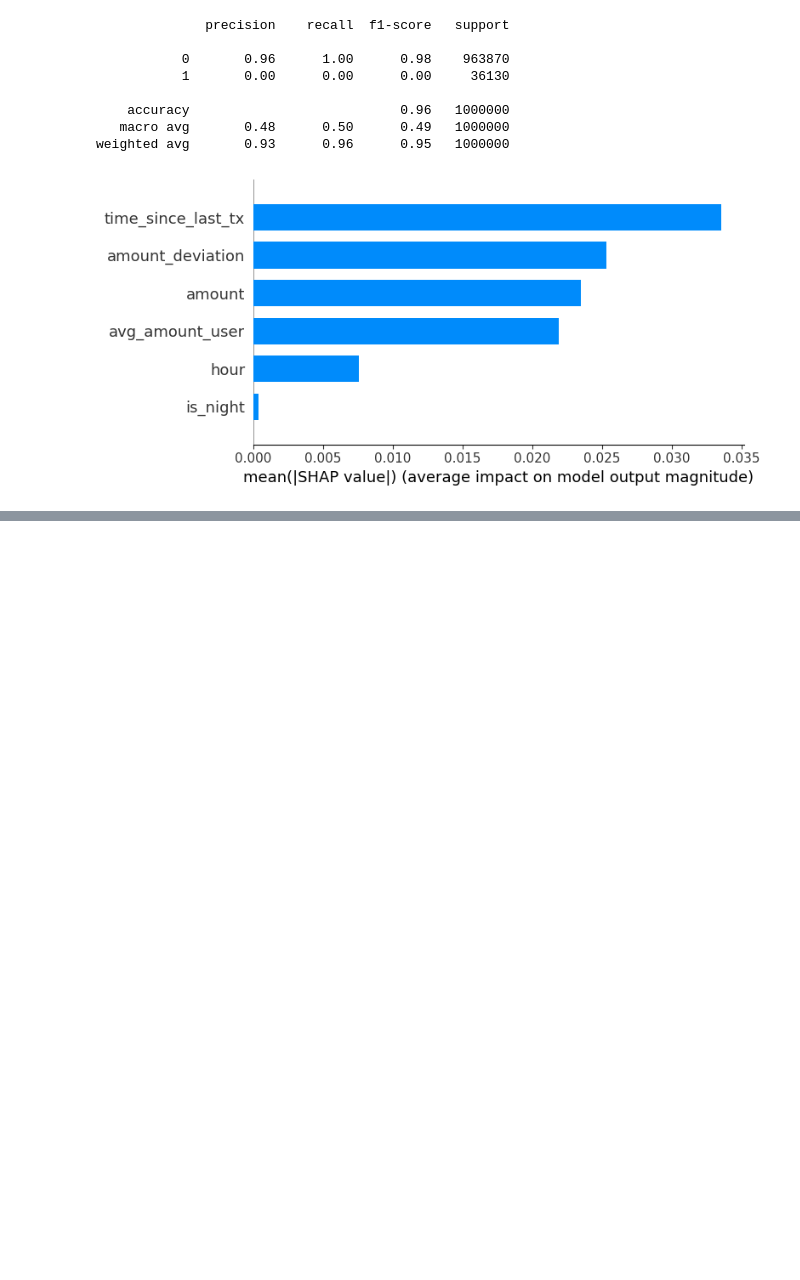
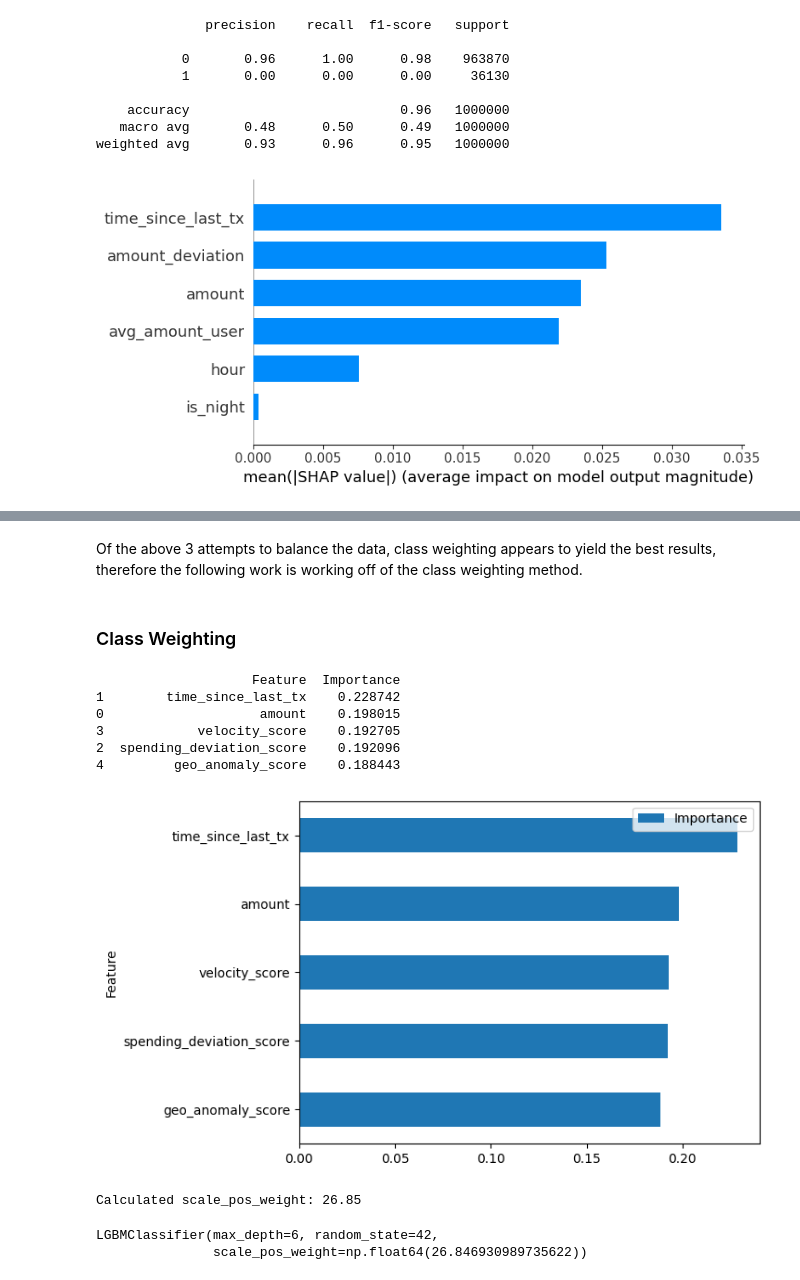
Before and after one commit to Big-Data-Fraud-Detection/Fraud-Detection, a Jupyter notebook: Project_4_Enterprise_Fraud_Detection_Platform.ipynb, the cells around one changed output, grey strips where cells are left out. Drawn from its saved outputs; the diff is of its cells as text; code cells hidden in the pictures; blank space fills up the shorter version.

Commit message:
Add models
Testing different models withautomatically weighted classifiers

```diff
--- a/Project_4_Enterprise_Fraud_Detection_Platform.ipynb
+++ b/Project_4_Enterprise_Fraud_Detection_Platform.ipynb
@@ -476,0 +493,21 @@ shap.summary_plot(shap_values, X_test_C, plot_type="bar")
+# %%
+# Calculate weight = total_samples / (n_classes * class_count)
+# scale_pos_weight = non_fraud_count / fraud_count  # ~27
+
+model_weighted = XGBClassifier(
+    scale_pos_weight=imbalance_ratio,  # KEY PARAMETER
+    eval_metric='logloss',
+    use_label_encoder=False,
+    random_state=42,
+    n_estimators=100,
+    max_depth=6,
+    learning_rate=0.1
+)
+
+model_weighted.fit(X_train_full, y_train_full)
+y_pred_weighted = model_weighted.predict(X_test_full)
+
+print("=== Class Weights Method ===")
+print(f"Precision: {precision_score(y_test_full, y_pred_weighted):.4f}")
+print(f"Recall: {recall_score(y_test_full, y_pred_weighted):.4f}")
+print(f"F1 Score: {f1_score(y_test_full, y_pred_weighted):.4f}")
@@ -476,0 +683,51 @@ shap.summary_plot(shap_values, X_test_C, plot_type="bar")
+# %% [markdown]
+Of the above 3 attempts to balance the data, class weighting appears to yield the best results, therefore the following work is working off of the class weighting method.
+# %% [markdown]
+### Class Weighting
+# %%
+# Get feature importance from Weighted model
+importance = model_weighted.feature_importances_
+
+# Match with feature names
+feature_importance_df = pd.DataFrame({
+    'Feature': X_train_full.columns,
+    'Importance': importance
+})
+
+# Sort
+feature_importance_df = feature_importance_df.sort_values(by='Importance', ascending=False)
+
+print(feature_importance_df.head(10))
+
+feature_importance_df.head(10).plot(
+    x='Feature',
+    y='Importance',
+    kind='barh'
+)
+plt.gca().invert_yaxis()
+plt.show()
+# %% [output]
+                    Feature  Importance
+1        time_since_last_tx    0.228742
+0                    amount    0.198015
+3            velocity_score    0.192705
+2  spending_deviation_score    0.192096
+4         geo_anomaly_score    0.188443
+[figure, added]
+# %%
+print(f"Calculated scale_pos_weight: {imbalance_ratio:.2f}")
+
+# Use the SAME weight in LightGBM
+model_lgb_weighted = lgb.LGBMClassifier(
+    scale_pos_weight=imbalance_ratio,
+    random_state=42,
+    n_estimators=100,
+    max_depth=6,
+    learning_rate=0.1
+)
+
+model_lgb_weighted.fit(X_train_full, y_train_full)
+# %% [output]
+Calculated scale_pos_weight: 26.85
+LGBMClassifier(max_depth=6, random_state=42,
+               scale_pos_weight=np.float64(26.846930989735622))
```
Also changed, not shown: parts of 31 cells of this notebook.
